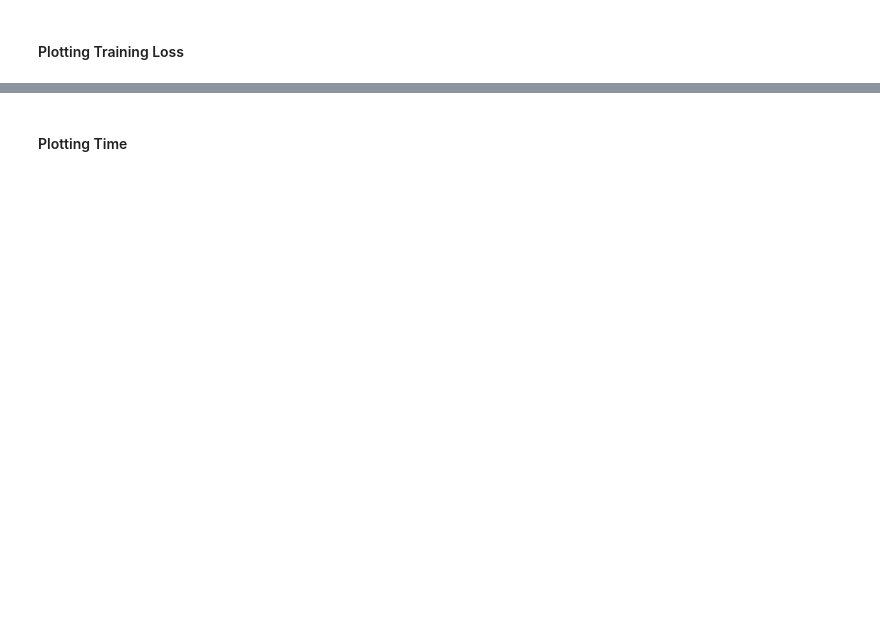
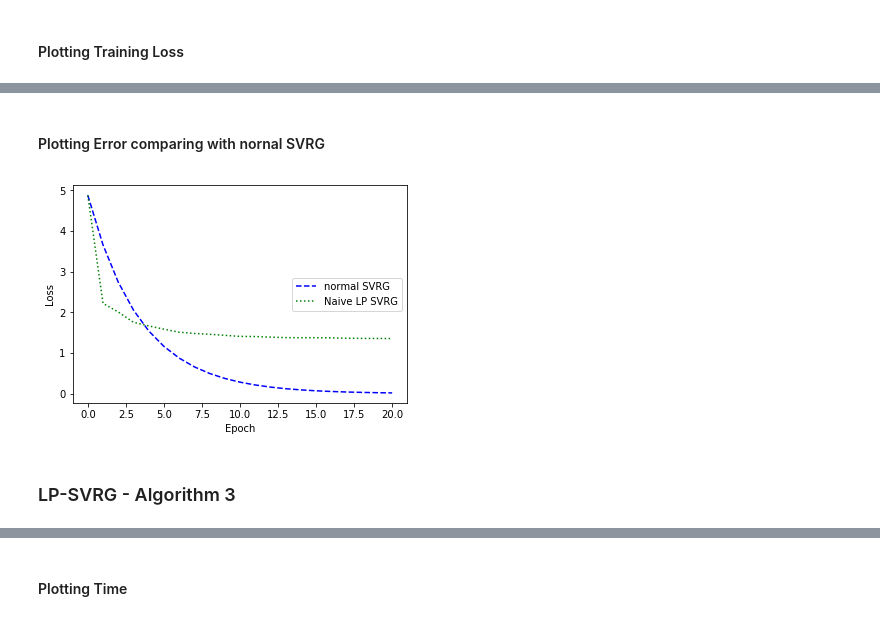
Before and after one commit to abigailshchur/Quantized-SVRG, a Jupyter notebook: Linear Regression.ipynb, the cells around one changed output, grey strips where cells are left out. Drawn from its saved outputs; the diff is of its cells as text; code cells hidden in the pictures; blank space fills up the shorter version.

```diff
--- a/Linear Regression.ipynb
+++ b/Linear Regression.ipynb
@@ -73,0 +94,18 @@ print(loss_slow_svrg)
+# %% [markdown]
+#### Plotting Error comparing with nornal SVRG
+# %%
+fig, ax = plt.subplots()
+ax.plot(loss_array_normal_SVRG, 'k--', color='b', label='normal SVRG')
+ax.plot(loss_array_naive_LPSVRG, 'k:',color='g', label='Naive LP SVRG')
+
+plt.xlabel('Epoch')
+plt.ylabel('Loss')
+
+legend = ax.legend(loc='right')
+legend.get_frame()
+
+plt.show()
+# %% [output]
+[figure, added]
+# %% [markdown]
+### LP-SVRG - Algorithm 3
```
Also changed, not shown: parts of 34 cells of this notebook, 12 other files.
